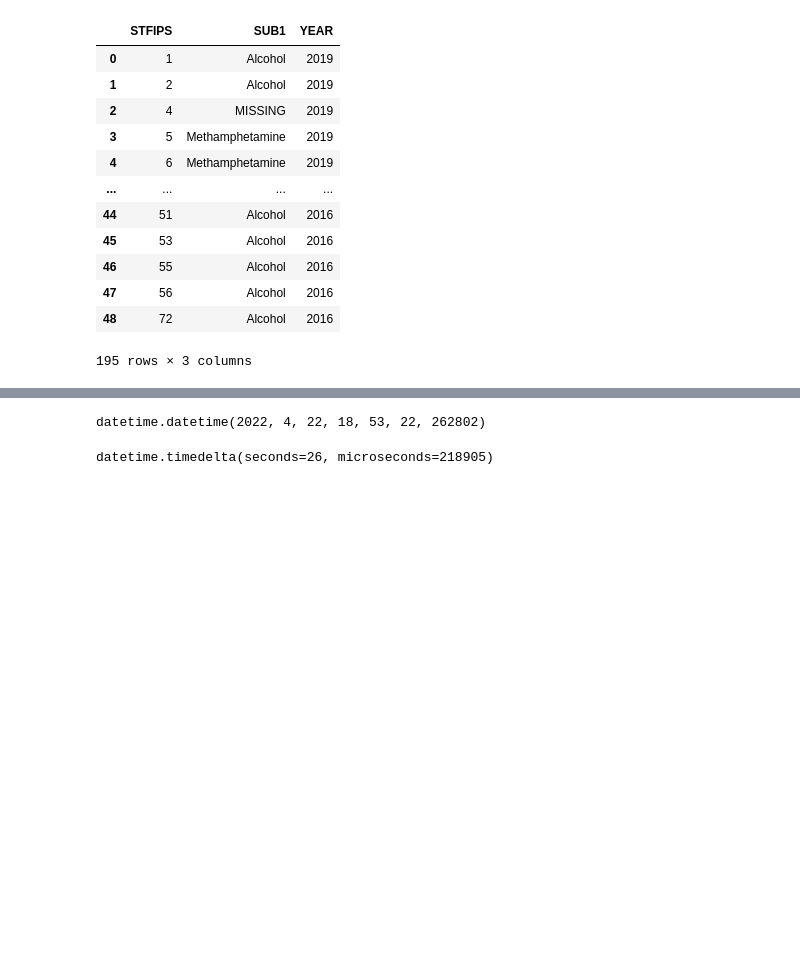
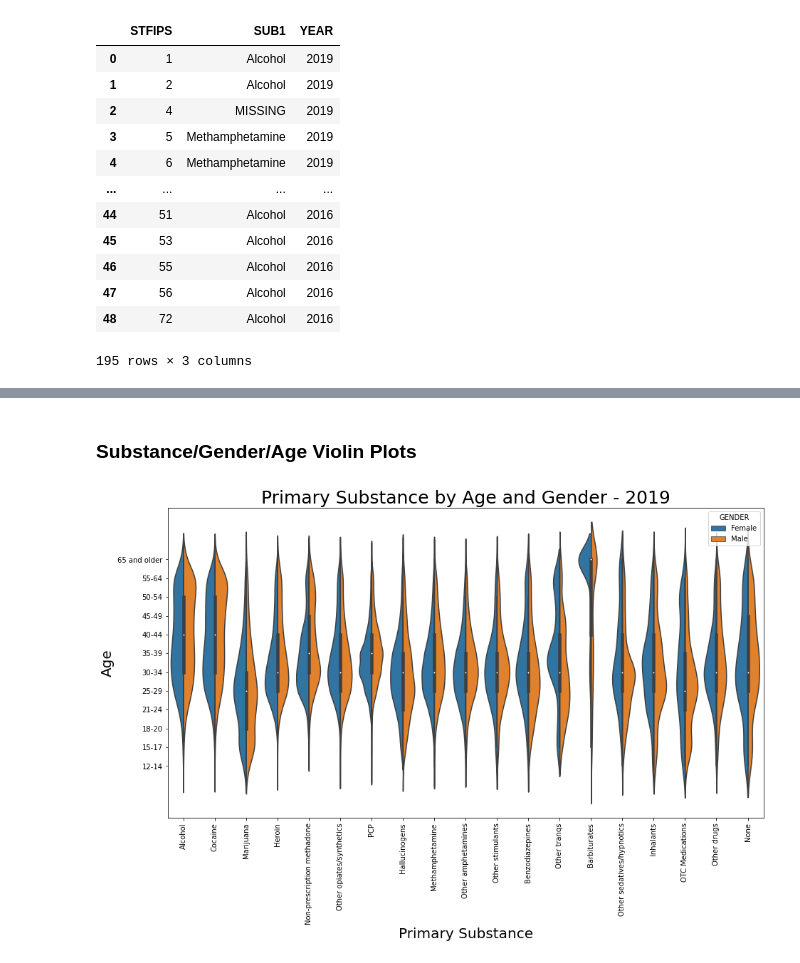
Before and after one commit to ricky-wong/siads697-project, a Jupyter notebook: Visual_Testing.ipynb, the cells around one changed output, grey strips where cells are left out. Saved outputs shown, nothing was run; the diff lists cells and outputs as text; code cells hidden in the pictures; blank space fills up the shorter version.

Commit message:
Violin plots

```diff
--- a/Visual_Testing.ipynb
+++ b/Visual_Testing.ipynb
@@ -35,6 +26,8 @@ substance_dict = {1:'None', 2:'Alcohol', 3:'Cocaine', 4:'Marijuana', 5:'Heroin',
                   7:'Other opiates/synthetics', 8:'PCP', 9:'Hallucinogens', 10:'Methamphetamine', 11:'Other amphetamines',
                   12:'Other stimulants', 13:'Benzodiazepines', 14:'Other tranqs', 15:'Barbiturates', 16:'Other sedatives/hypnotics',
                  17:'Inhalants', 18:'OTC Medications', 19:'Other drugs', -9:'MISSING'}
+
+gender_dict = {1:'Male',2:'Female'}
 # %%
 state_completion_2019_df = df2019.groupby(['STFIPS','REASON']).size().reset_index()
 state_completion_2019_df = state_completion_2019_df.rename(columns={0:'COUNT'})
@@ -344,13 +337,41 @@ base.configure_legend(symbolSize=500).properties(title='Most Common Primary Subs
 )
 # %% [output]
 [interactive output not drawn]
+# %% [markdown]
+### Substance/Gender/Age Violin Plots
 # %%
-end_time = datetime.datetime.now()
-end_time
+import seaborn as sns
+import matplotlib.pyplot as plt
+
+test_df=df2019.copy()
+test_df=test_df[test_df.RACE != -9]
+test_df=test_df[test_df.ETHNIC != -9]
+test_df=test_df[test_df.AGE != -9]
+test_df=test_df[test_df.GENDER != -9]
+test_df=test_df[test_df.SUB1 != -9]
+
+test_df = test_df.replace({'SUB1':substance_dict})
+test_df = test_df.replace({'GENDER':gender_dict})
+
+test_df = test_df[['RACE','ETHNIC','AGE','REASON','SUB1','GENDER']]
+plt.figure(figsize = (15,8))
+ax = sns.violinplot(x='SUB1', y='AGE',
+                    hue='GENDER', split=True,
+                    order=['Alcohol','Cocaine','Marijuana','Heroin','Non-prescription methadone',
+                           'Other opiates/synthetics','PCP','Hallucinogens','Methamphetamine',
+                           'Other amphetamines','Other stimulants','Benzodiazepines','Other tranqs',
+                           'Barbiturates','Other sedatives/hypnotics','Inhalants',
+                          'OTC Medications','Other drugs','None'],
+                    data=test_df, bw=.3)
+ax.set_title('Primary Substance by Age and Gender - 2019', fontsize=25)
+ax.set_xticklabels(ax.get_xticklabels(),rotation=90)
+ax.set_xlabel('Primary Substance', fontsize=20)
+ax.set_ylabel('Age', fontsize=20)
+
+plt.yticks([1,2,3,4,5,6,7,8,9,10,11,12],
+          ['12-14','15-17','18-20','21-24','25-29',
+           '30-34','35-39','40-44','45-49','50-54',
+           '55-64','65 and older'])
+#plt.savefig('violin2019.png')
 # %% [output]
-datetime.datetime(2022, 4, 22, 18, 53, 22, 262802)
+[figure, added]
-# %%
-# How long it took to run our entire notebook
-end_time - start_time
-# %% [output]
-datetime.timedelta(seconds=26, microseconds=218905)
```
Also changed, not shown: parts of 6 cells of this notebook.
